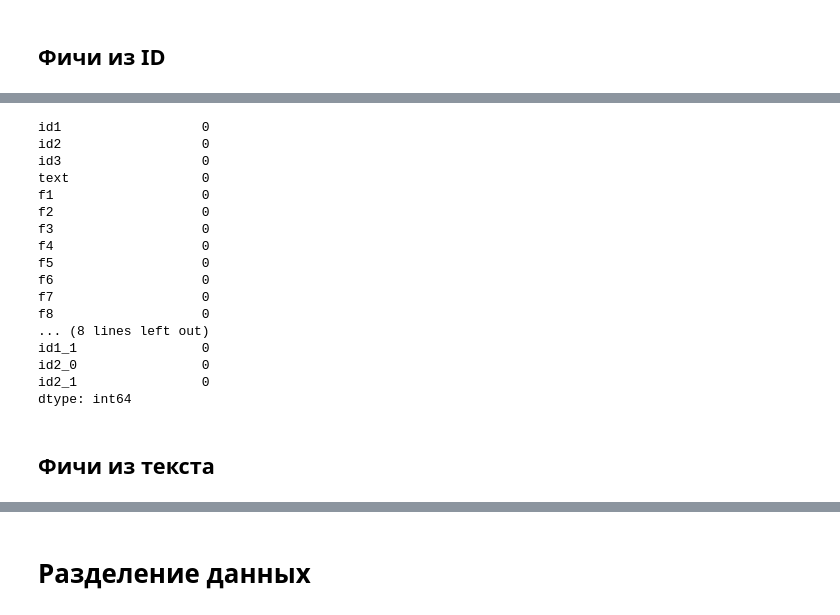
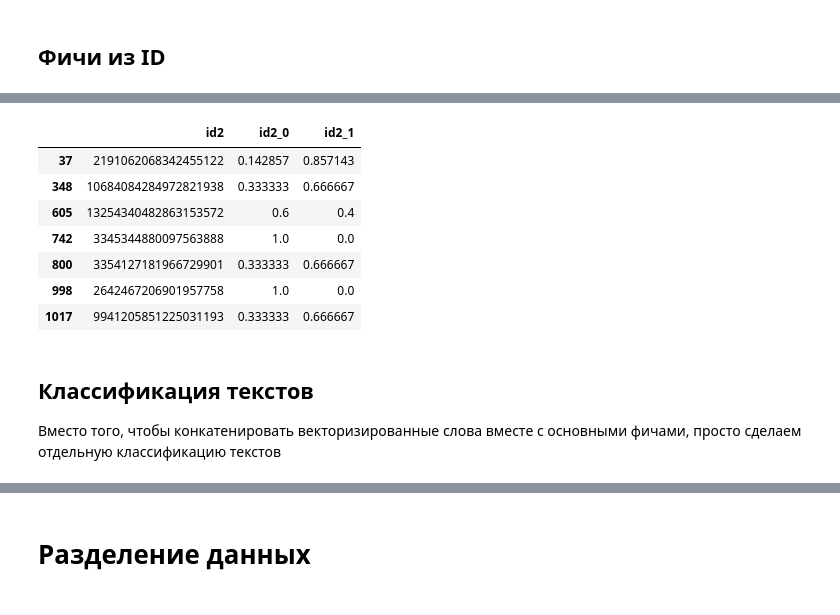
Before and after one commit to BuldakovN/WB, a Jupyter notebook: data/data_preprocessing.ipynb, the cells around one changed output, grey strips where cells are left out. Cells and saved outputs as stored; diff of their text form; code cells hidden in the pictures.

```diff
--- a/data/data_preprocessing.ipynb
+++ b/data/data_preprocessing.ipynb
@@ -168,25 +114,18 @@ merged_dataset
-# %%
-merged_dataset.isna().sum()
-# %% [output]
-id1                  0
-id2                  0
-id3                  0
-text                 0
-f1                   0
-f2                   0
-f3                   0
-f4                   0
-f5                   0
-f6                   0
-f7                   0
-f8                   0
-... (8 lines left out)
-id1_1                0
-id2_0                0
-id2_1                0
-dtype: int64
-# %% [markdown]
-## Фичи из текста
+# %%
+id_analized[id_analized['id2_0'] > 0]
+# %% [output]
+|  | id2 | id2_0 | id2_1 |
+| 37 | 2191062068342455122 | 0.142857 | 0.857143 |
+| 348 | 10684084284972821938 | 0.333333 | 0.666667 |
+| 605 | 13254340482863153572 | 0.6 | 0.4 |
+| 742 | 3345344880097563888 | 1.0 | 0.0 |
+| 800 | 3354127181966729901 | 0.333333 | 0.666667 |
+| 998 | 2642467206901957758 | 1.0 | 0.0 |
+| 1017 | 9941205851225031193 | 0.333333 | 0.666667 |
+# %% [markdown]
+## Классификация текстов
+
+Вместо того, чтобы конкатенировать векторизированные слова вместе с основными фичами, просто сделаем отдельную классификацию текстов
 # %%
 from gensim.test.utils import common_texts
 from gensim.models import Word2Vec, KeyedVectors
```
Also changed, not shown: parts of 53 cells of this notebook, 22 other files.
